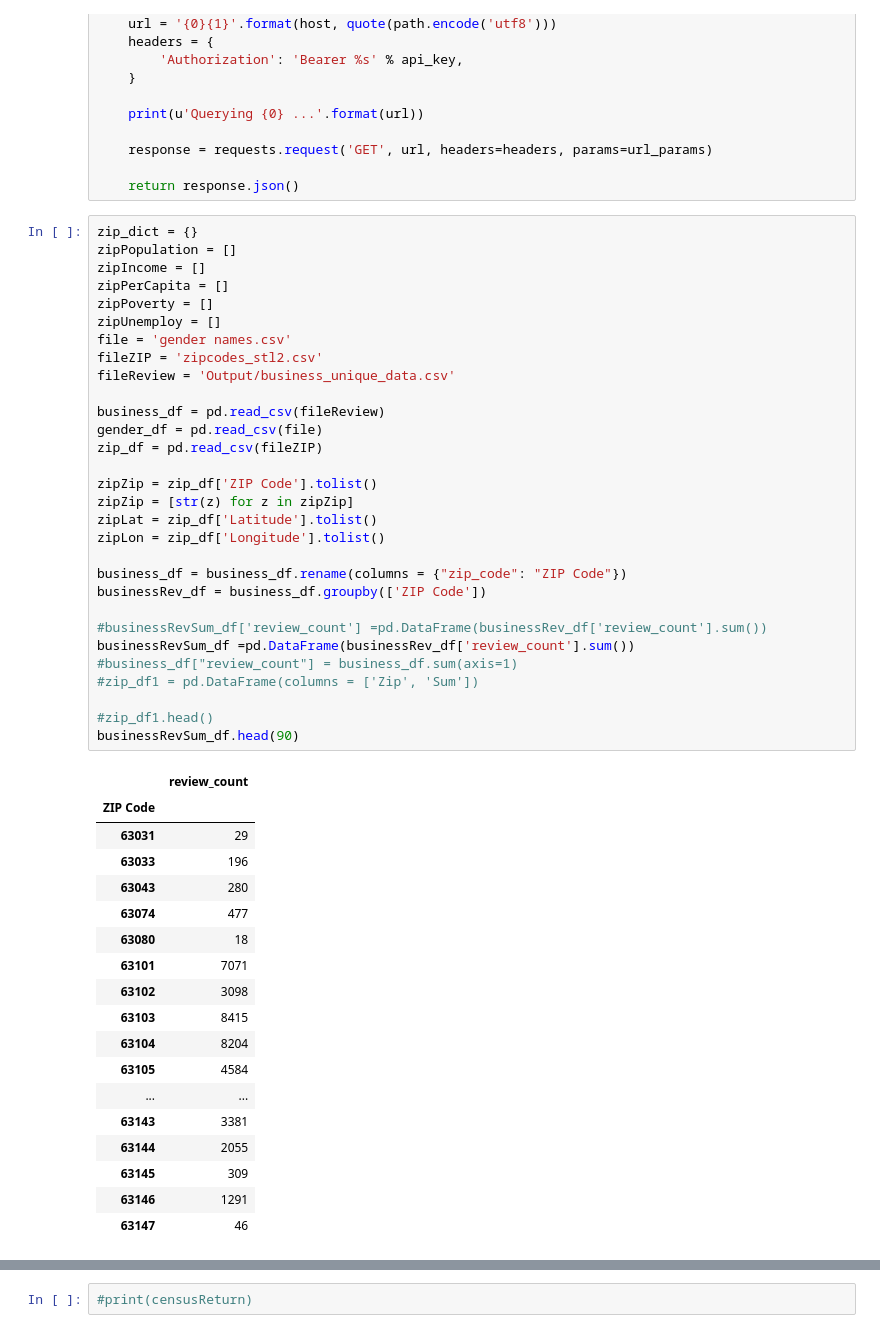
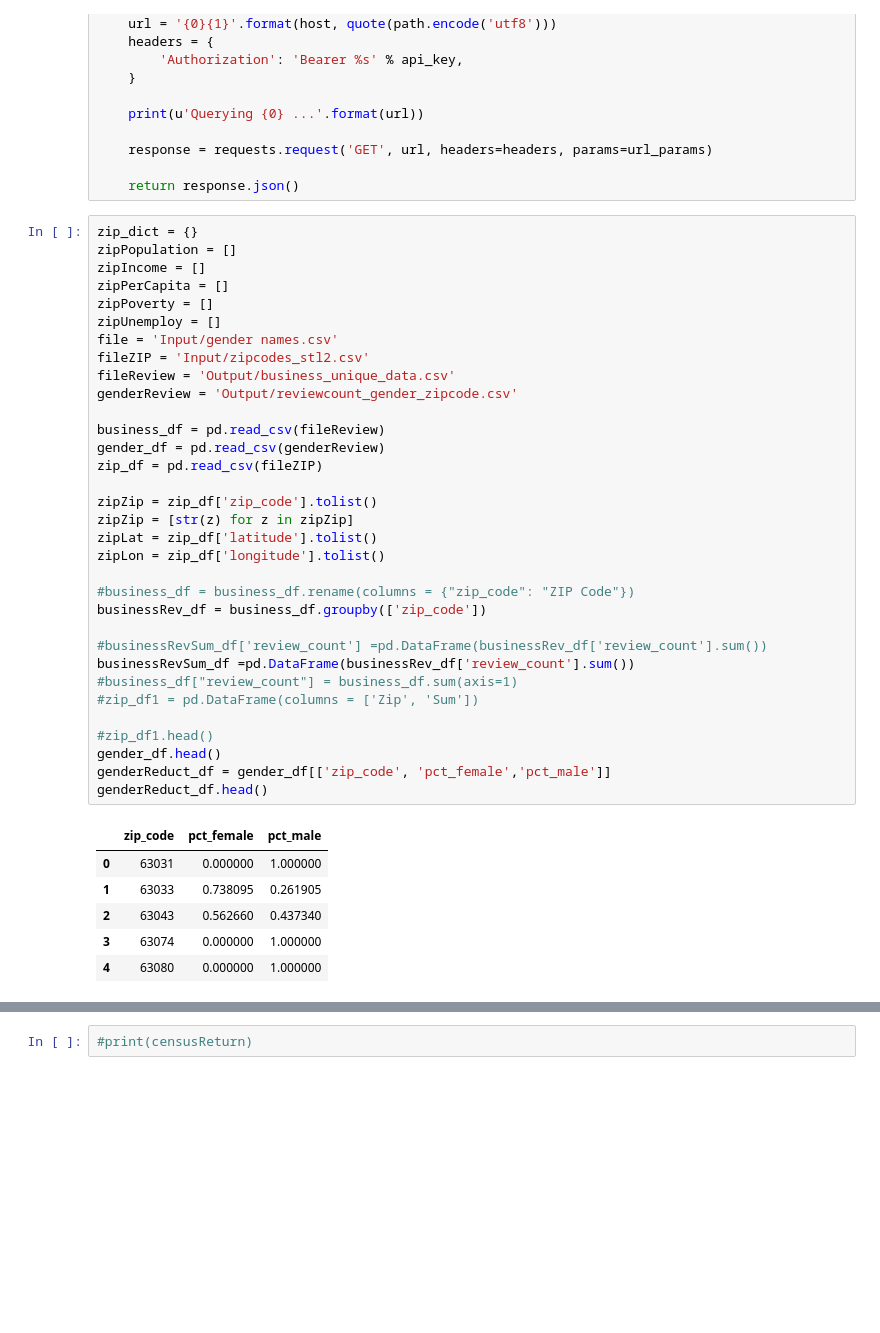
Before and after one commit to DutchDS/Project-1, a Jupyter notebook: yelp_API_review_Extractor.ipynb, the cells around one changed output, grey strips where cells are left out. Cells and saved outputs as stored; diff of their text form; blank space fills up the shorter version.

```diff
--- a/yelp_API_review_Extractor.ipynb
+++ b/yelp_API_review_Extractor.ipynb
@@ -105,50 +105,41 @@ def censusrequest(host, path, api_key, url_params=None):
 # %%
 zip_dict = {}
 zipPopulation = []
 zipIncome = []
 zipPerCapita = []
 zipPoverty = []
 zipUnemploy = []
-file = 'gender names.csv'
-fileZIP = 'zipcodes_stl2.csv'
+file = 'Input/gender names.csv'
+fileZIP = 'Input/zipcodes_stl2.csv'
 fileReview = 'Output/business_unique_data.csv'
+genderReview = 'Output/reviewcount_gender_zipcode.csv'
 
 business_df = pd.read_csv(fileReview)
-gender_df = pd.read_csv(file)
+gender_df = pd.read_csv(genderReview)
 zip_df = pd.read_csv(fileZIP)
 
-zipZip = zip_df['ZIP Code'].tolist()
+zipZip = zip_df['zip_code'].tolist()
 zipZip = [str(z) for z in zipZip]
-zipLat = zip_df['Latitude'].tolist()
-zipLon = zip_df['Longitude'].tolist()
+zipLat = zip_df['latitude'].tolist()
+zipLon = zip_df['longitude'].tolist()
 
-business_df = business_df.rename(columns = {"zip_code": "ZIP Code"})
-businessRev_df = business_df.groupby(['ZIP Code'])
+#business_df = business_df.rename(columns = {"zip_code": "ZIP Code"})
+businessRev_df = business_df.groupby(['zip_code'])
 
 #businessRevSum_df['review_count'] =pd.DataFrame(businessRev_df['review_count'].sum())
 businessRevSum_df =pd.DataFrame(businessRev_df['review_count'].sum())
 #business_df["review_count"] = business_df.sum(axis=1)
 #zip_df1 = pd.DataFrame(columns = ['Zip', 'Sum'])
 
 #zip_df1.head()
-businessRevSum_df.head(90)
+gender_df.head()
+genderReduct_df = gender_df[['zip_code', 'pct_female','pct_male']]
+genderReduct_df.head()
 # %% [output]
-|  | review_count |
-| ZIP Code |  |
-| 63031 | 29 |
-| 63033 | 196 |
-| 63043 | 280 |
-| 63074 | 477 |
-| 63080 | 18 |
-| 63101 | 7071 |
-| 63102 | 3098 |
-| 63103 | 8415 |
-| 63104 | 8204 |
-| 63105 | 4584 |
-| ... | ... |
-| 63143 | 3381 |
-| 63144 | 2055 |
-| 63145 | 309 |
-| 63146 | 1291 |
-| 63147 | 46 |
+|  | zip_code | pct_female | pct_male |
+| 0 | 63031 | 0.000000 | 1.000000 |
+| 1 | 63033 | 0.738095 | 0.261905 |
+| 2 | 63043 | 0.562660 | 0.437340 |
+| 3 | 63074 | 0.000000 | 1.000000 |
+| 4 | 63080 | 0.000000 | 1.000000 |
 # %%
```
Also changed, not shown: parts of 5 cells of this notebook, 4 other files.
